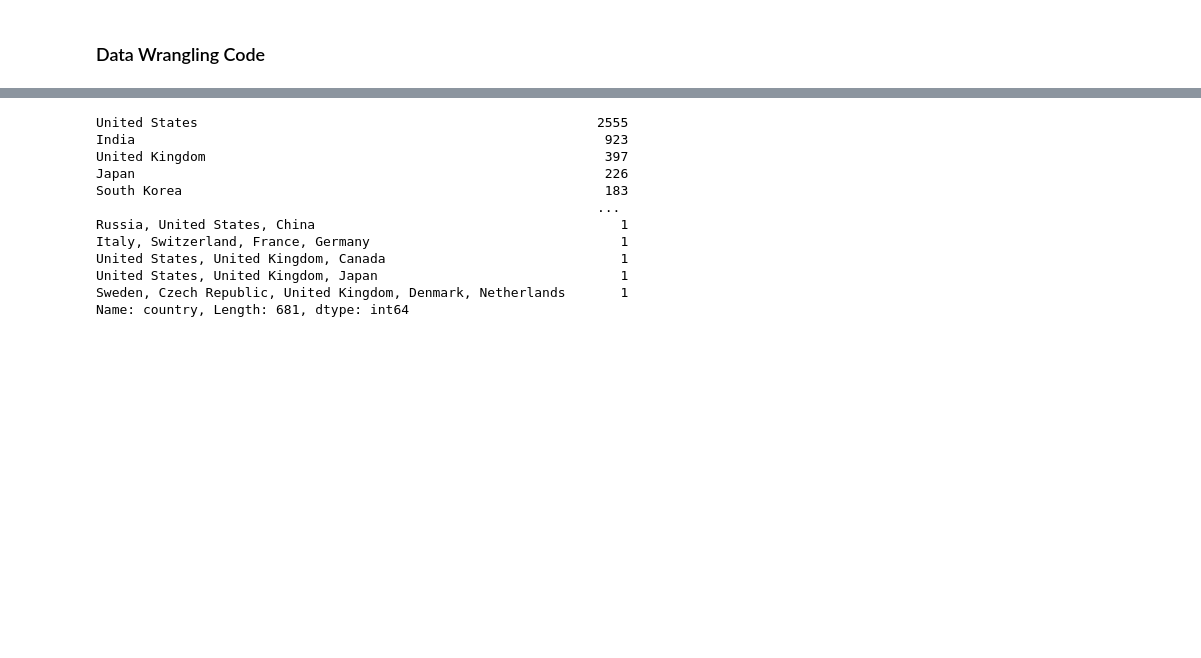
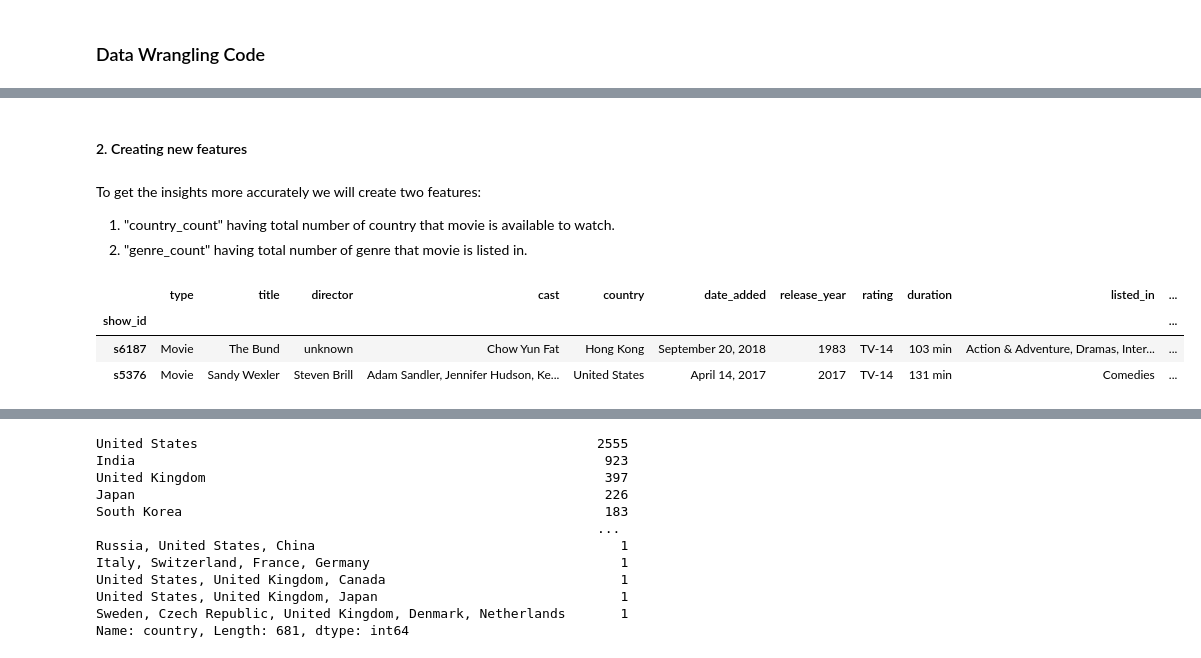
Before and after one commit to Shahrukh2016/Netflix_Movies_and_TV_Shows_Clustering, a Jupyter notebook: IndividualColab_NetflixMoviesAndTvShowsClustering.ipynb, the cells around one changed output, grey strips where cells are left out. Cells and saved outputs as stored; diff of their text form; code cells hidden in the pictures; blank space fills up the shorter version.

```diff
--- a/IndividualColab_NetflixMoviesAndTvShowsClustering.ipynb
+++ b/IndividualColab_NetflixMoviesAndTvShowsClustering.ipynb
@@ -262,0 +351,10 @@ The number of unique values in:
+# %%
+## Imputing null value as per our discussion
+# imputing with unknown in null values of director and cast feature
+df[['director','cast']]=df[['director','cast']].fillna("unknown")
+
+# Imputing null values of country with Mode
+df['country']=df['country'].fillna(df['country'].mode()[0])
+
+# Dropping remaining null values of date_added and rating
+df.dropna(axis=0, inplace=True)
@@ -262,0 +393,13 @@ The number of unique values in:
+# %% [markdown]
+#### 2. Creating new features
+# %% [markdown]
+To get the insights more accurately we will create two features:
+1. "country_count" having total number of country that movie is available to watch.
+2. "genre_count" having total number of genre that movie is listed in.
+# %%
+df.sample(2)
+# %% [output]
+|  | type | title | director | cast | country | date_added | release_year | rating | duration | listed_in | ... |
+| show_id |  |  |  |  |  |  |  |  |  |  | ... |
+| s6187 | Movie | The Bund | unknown | Chow Yun Fat | Hong Kong | September 20, 2018 | 1983 | TV-14 | 103 min | Action & Adventure, Dramas, Inter... | ... |
+| s5376 | Movie | Sandy Wexler | Steven Brill | Adam Sandler, Jennifer Hudson, Ke... | United States | April 14, 2017 | 2017 | TV-14 | 131 min | Comedies | ... |
```
Also changed, not shown: parts of 25 cells of this notebook.
